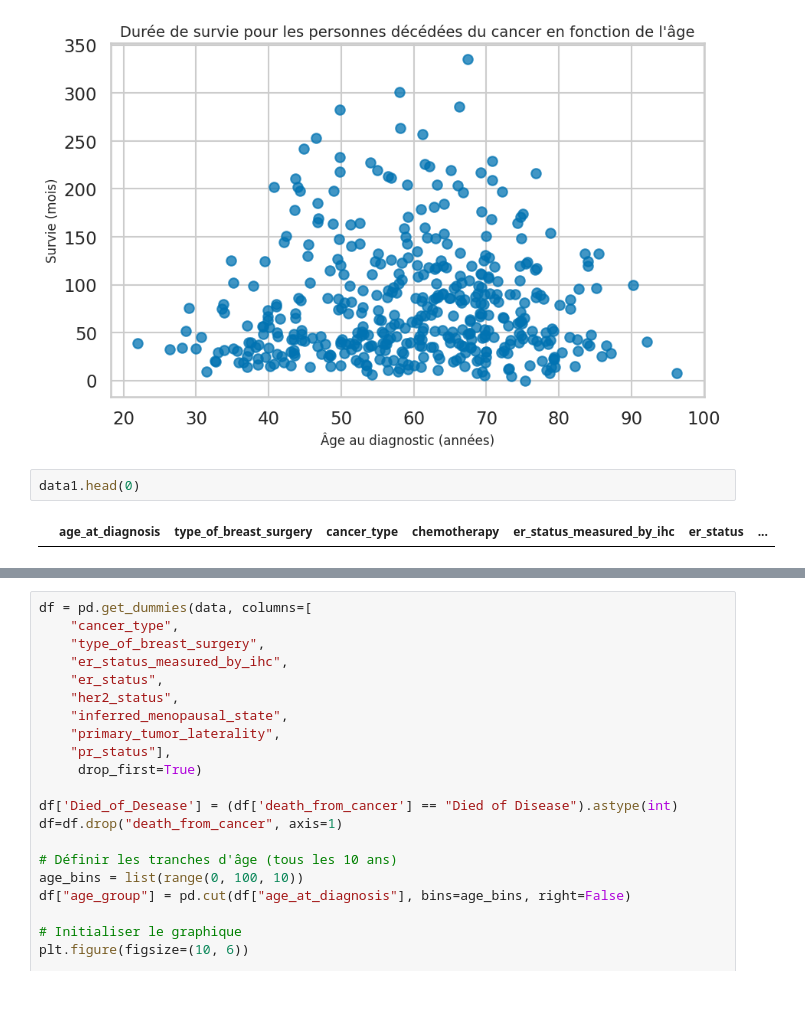
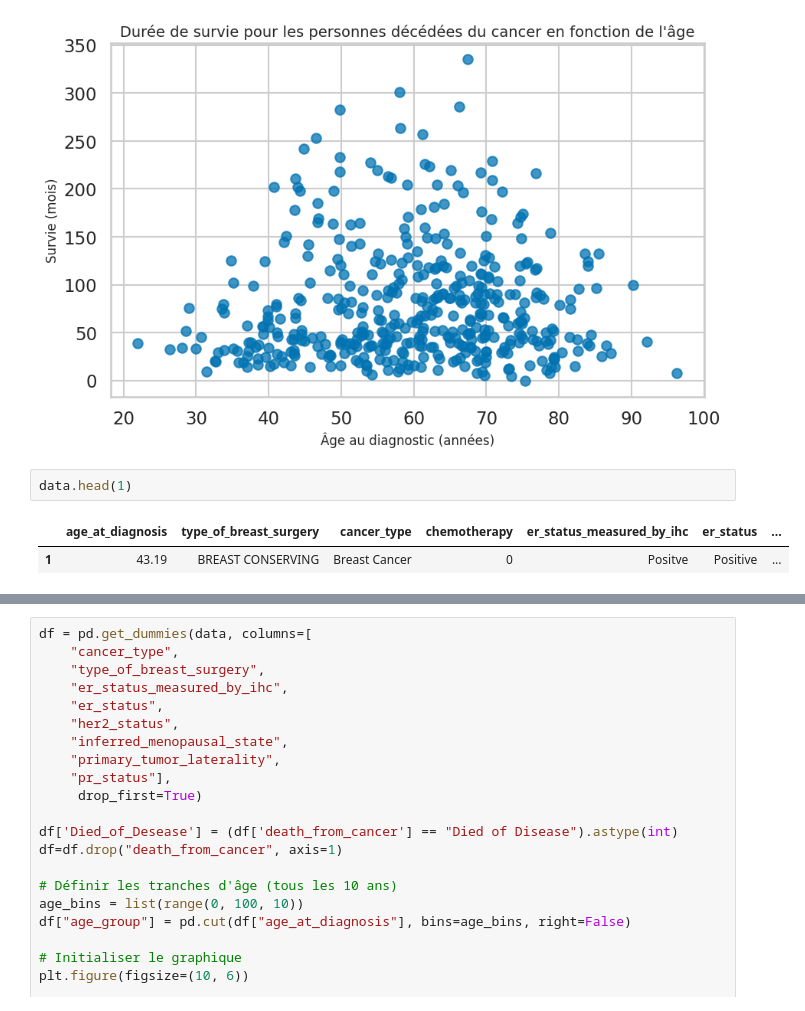
Before and after one commit to Clement-Dn/Surv-ML, a Jupyter notebook: BasicSurv.ipynb, the cells around one changed output, grey strips where cells are left out. Cells and saved outputs as stored; diff of their text form.

```diff
--- a/BasicSurv.ipynb
+++ b/BasicSurv.ipynb
@@ -431,8 +431,9 @@ plt.ylabel("Survie (mois)", fontsize=12)
 plt.show()
 # %% [output]
 [figure]
-# %%
-data1.head(0)
-# %% [output]
-|  | age_at_diagnosis | type_of_breast_surgery | cancer_type | chemotherapy | er_status_measured_by_ihc | er_status | ... |
+# %%
+data.head(1)
+# %% [output]
+|  | age_at_diagnosis | type_of_breast_surgery | cancer_type | chemotherapy | er_status_measured_by_ihc | er_status | ... |
+| 1 | 43.19 | BREAST CONSERVING | Breast Cancer | 0 | Positve | Positive | ... |
 # %%
```
Also changed, not shown: parts of 5 cells of this notebook.
